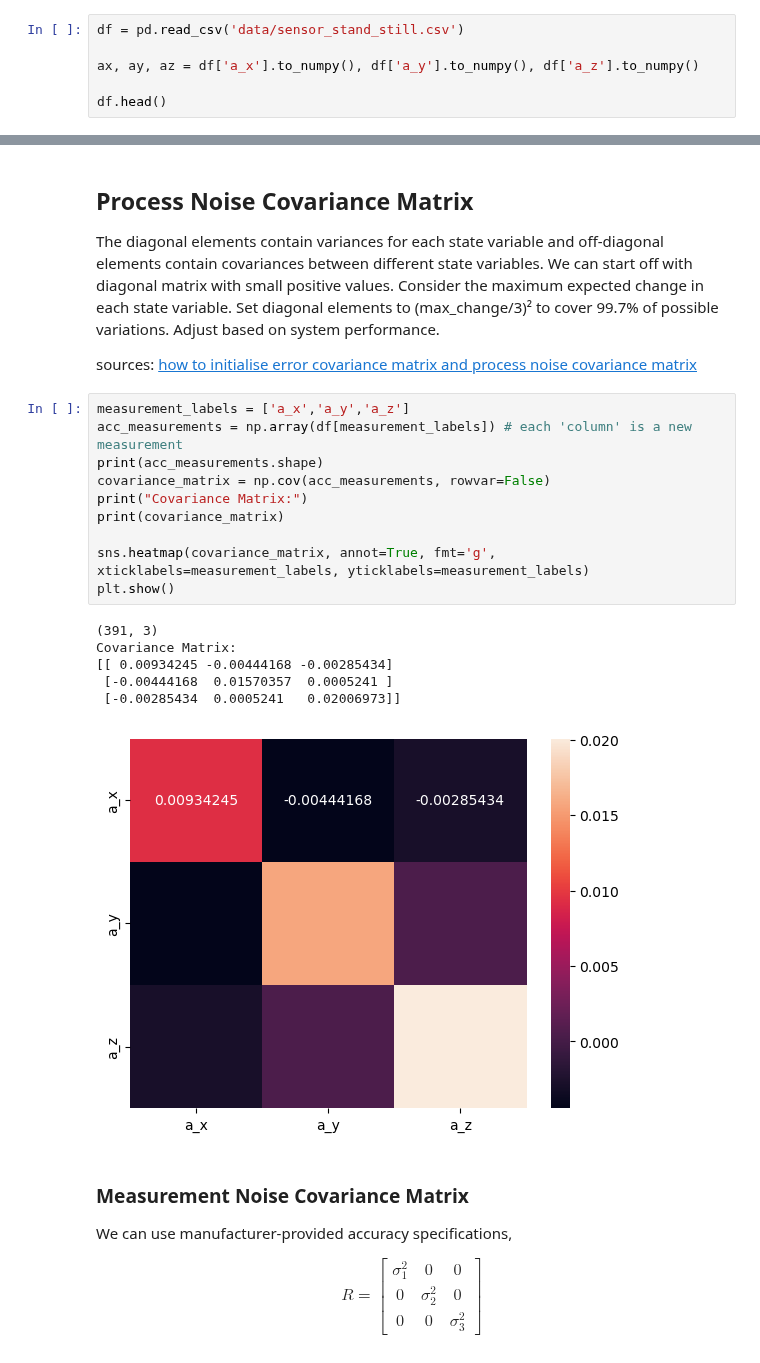
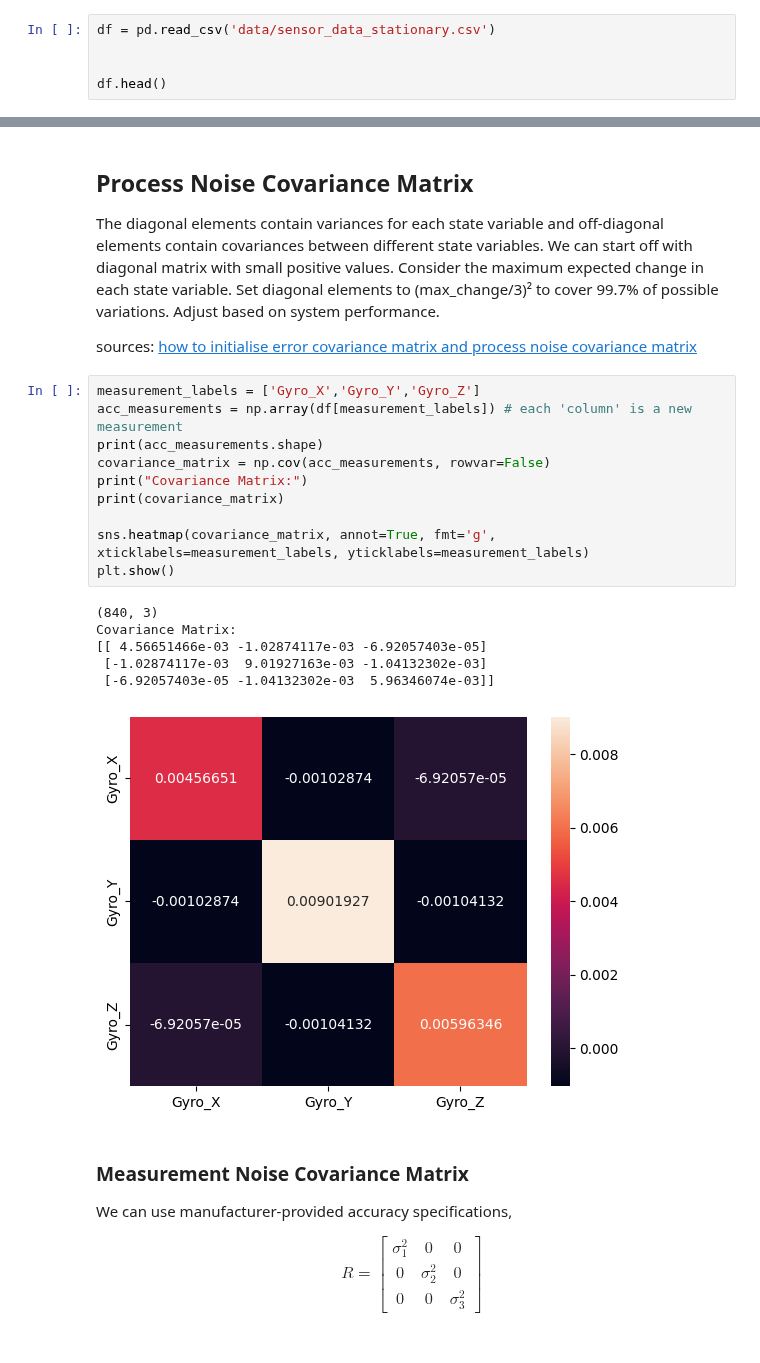
Before and after one commit to kjetteren/RaD_team1_HELIXON, a Jupyter notebook: kalman/data_exploration.ipynb, the cells around one changed output, grey strips where cells are left out. Drawn from its saved outputs; the diff is of its cells as text.

```diff
--- a/kalman/data_exploration.ipynb
+++ b/kalman/data_exploration.ipynb
@@ -9,9 +9,8 @@ import pandas as pd
 import matplotlib.pyplot as plt
 import seaborn as sns
 # %%
-df = pd.read_csv('data/sensor_stand_still.csv')
+df = pd.read_csv('data/sensor_data_stationary.csv')
 
-ax, ay, az = df['a_x'].to_numpy(), df['a_y'].to_numpy(), df['a_z'].to_numpy()
 
 df.head()
 # %% [output]
@@ -28,22 +27,22 @@ We can start off with diagonal matrix with small positive values. Consider the m
 
 sources: [how to initialise error covariance matrix and process noise covariance matrix](https://www.researchgate.net/post/How-to-initialize-the-error-covariance-matrix-and-process-noise-covariance-matrix-How-are-they-different-and-in-what-way-they-impact-the-filter)
 # %%
-measurement_labels = ['a_x','a_y','a_z']
+measurement_labels = ['Gyro_X','Gyro_Y','Gyro_Z']
 acc_measurements = np.array(df[measurement_labels]) # each 'column' is a new measurement
 print(acc_measurements.shape)
 covariance_matrix = np.cov(acc_measurements, rowvar=False)
 print("Covariance Matrix:")
 print(covariance_matrix)
 
 sns.heatmap(covariance_matrix, annot=True, fmt='g', xticklabels=measurement_labels, yticklabels=measurement_labels)
 plt.show()
 # %% [output]
-(391, 3)
+(840, 3)
 Covariance Matrix:
-[[ 0.00934245 -0.00444168 -0.00285434]
- [-0.00444168  0.01570357  0.0005241 ]
- [-0.00285434  0.0005241   0.02006973]]
+[[ 4.56651466e-03 -1.02874117e-03 -6.92057403e-05]
+ [-1.02874117e-03  9.01927163e-03 -1.04132302e-03]
+ [-6.92057403e-05 -1.04132302e-03  5.96346074e-03]]
-[figure, old version]
+[figure, new version]
 # %% [markdown]
 ### Measurement Noise Covariance Matrix
 We can use manufacturer-provided accuracy specifications,
```
Also changed, not shown: parts of 2 cells of this notebook, 1 other file.
